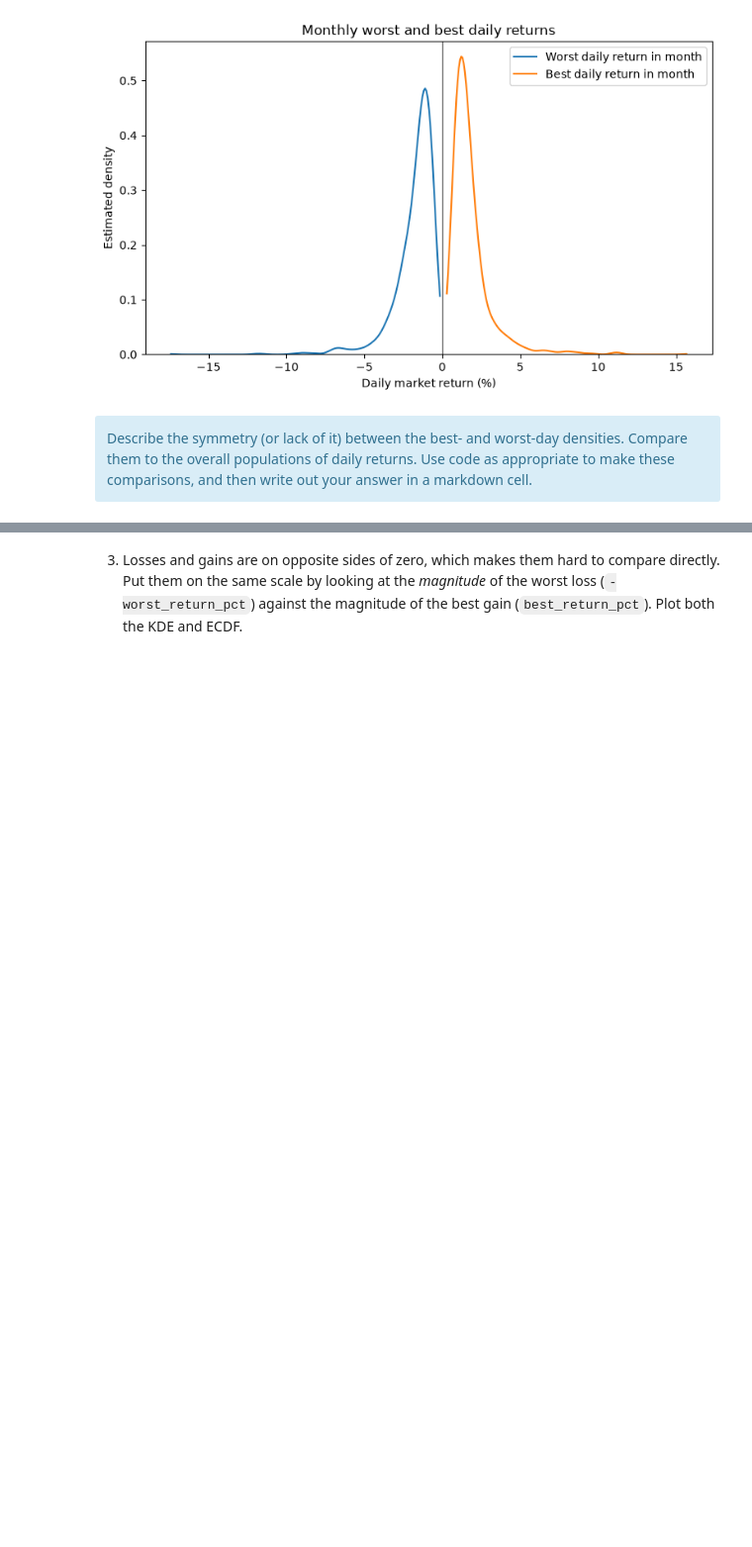
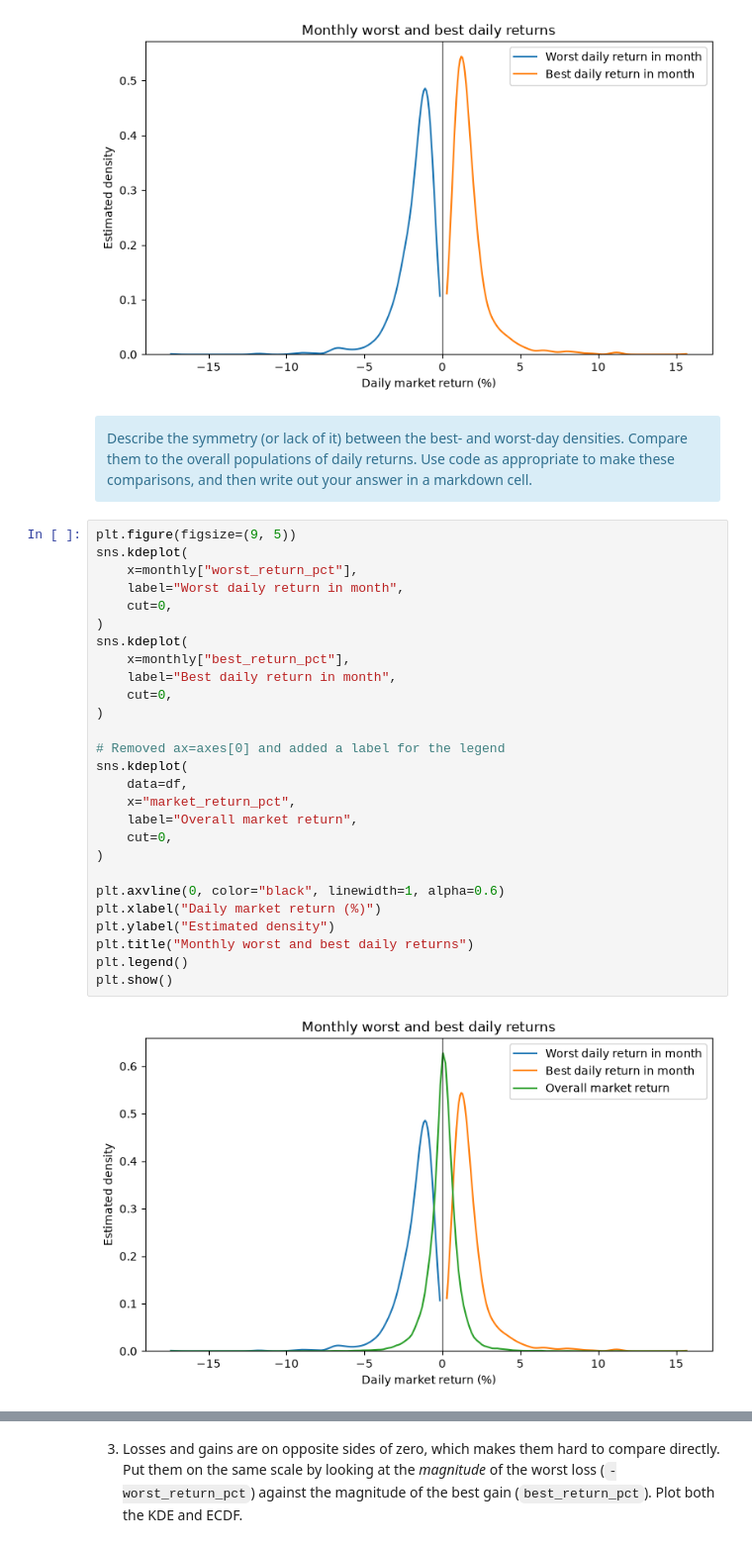
Before and after one commit to hdykens/UU_Lab_Repo, a Jupyter notebook: lab_05/lab_05.ipynb, the cells around one changed output, grey strips where cells are left out. Shown at 99% size. Cells and saved outputs as stored; diff of their text form; blank space fills up the shorter version.

```diff
--- a/lab_05/lab_05.ipynb
+++ b/lab_05/lab_05.ipynb
@@ -421,3 +450,32 @@ plt.show()
 [figure]
 # %% [markdown]
 <div class="alert alert-info">Describe the symmetry (or lack of it) between the best- and worst-day densities. Compare them to the overall populations of daily returns. Use code as appropriate to make these comparisons, and then write out your answer in a markdown cell.</div>
+# %%
+plt.figure(figsize=(9, 5))
+sns.kdeplot(
+    x=monthly["worst_return_pct"],
+    label="Worst daily return in month",
+    cut=0,
+)
+sns.kdeplot(
+    x=monthly["best_return_pct"],
+    label="Best daily return in month",
+    cut=0,
+)
+
+# Removed ax=axes[0] and added a label for the legend
+sns.kdeplot(
+    data=df,
+    x="market_return_pct",
+    label="Overall market return",
+    cut=0,
+)
+
+plt.axvline(0, color="black", linewidth=1, alpha=0.6)
+plt.xlabel("Daily market return (%)")
+plt.ylabel("Estimated density")
+plt.title("Monthly worst and best daily returns")
+plt.legend()
+plt.show()
+# %% [output]
+[figure, added]
```
Also changed, not shown: parts of 4 cells of this notebook.
